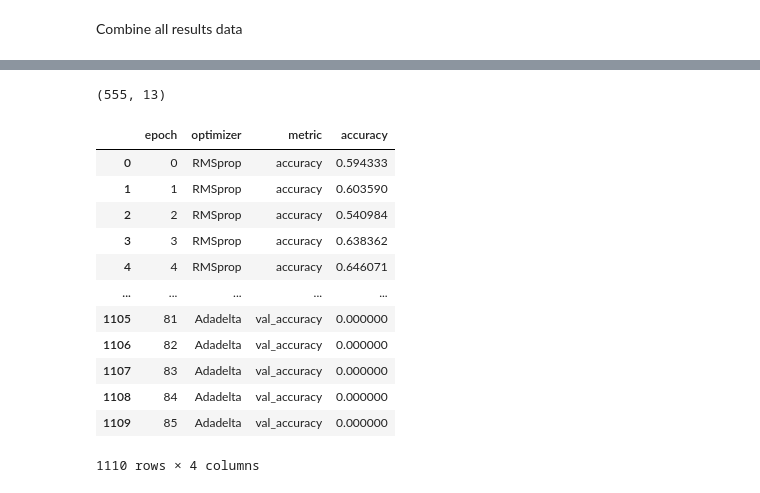
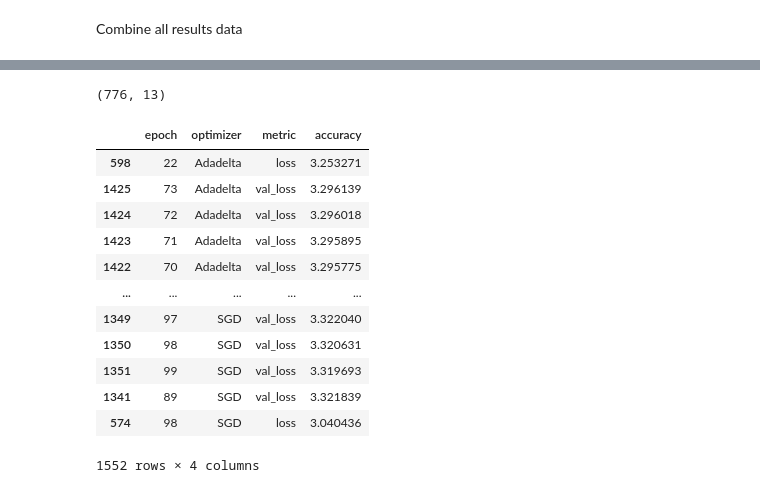
Before and after one commit to dunnkers/optimizers-sign-language, a Jupyter notebook: exploration/results.ipynb, the cells around one changed output, grey strips where cells are left out. Saved outputs shown, nothing was run; the diff lists cells and outputs as text; code cells hidden in the pictures.

```diff
--- a/exploration/results.ipynb
+++ b/exploration/results.ipynb
@@ -38,28 +38,29 @@ df
 # %%
-data = df[df['job_id'].isin(['18102942'])]
+data = df[df['job_id'].isin(['18102942', '18105570'])]
 data.shape
 # %% [output]
-(555, 13)
+(776, 13)
 # %%
 molten = data.melt(id_vars=['epoch', 'optimizer'],
                    var_name='metric',
-                   value_vars=['accuracy', 'val_accuracy'],
-                   value_name='accuracy')
+                   value_vars=['loss', 'val_loss'],
+                   value_name='accuracy')\
+             .sort_values('optimizer')
 molten
 # %% [output]
 |  | epoch | optimizer | metric | accuracy |
-| 0 | 0 | RMSprop | accuracy | 0.594333 |
-| 1 | 1 | RMSprop | accuracy | 0.603590 |
-| 2 | 2 | RMSprop | accuracy | 0.540984 |
-| 3 | 3 | RMSprop | accuracy | 0.638362 |
-| 4 | 4 | RMSprop | accuracy | 0.646071 |
+| 598 | 22 | Adadelta | loss | 3.253271 |
+| 1425 | 73 | Adadelta | val_loss | 3.296139 |
+| 1424 | 72 | Adadelta | val_loss | 3.296018 |
+| 1423 | 71 | Adadelta | val_loss | 3.295895 |
+| 1422 | 70 | Adadelta | val_loss | 3.295775 |
 | ... | ... | ... | ... | ... |
-| 1105 | 81 | Adadelta | val_accuracy | 0.000000 |
-| 1106 | 82 | Adadelta | val_accuracy | 0.000000 |
-| 1107 | 83 | Adadelta | val_accuracy | 0.000000 |
-| 1108 | 84 | Adadelta | val_accuracy | 0.000000 |
-| 1109 | 85 | Adadelta | val_accuracy | 0.000000 |
+| 1349 | 97 | SGD | val_loss | 3.322040 |
+| 1350 | 98 | SGD | val_loss | 3.320631 |
+| 1351 | 99 | SGD | val_loss | 3.319693 |
+| 1341 | 89 | SGD | val_loss | 3.321839 |
+| 574 | 98 | SGD | loss | 3.040436 |
-1110 rows × 4 columns
+1552 rows × 4 columns
 # %%
 sns.relplot(data=molten, x='epoch', y='accuracy',
     hue='optimizer', kind='line', row='metric')
```
Also changed, not shown: parts of 2 cells of this notebook, 2 other files.
